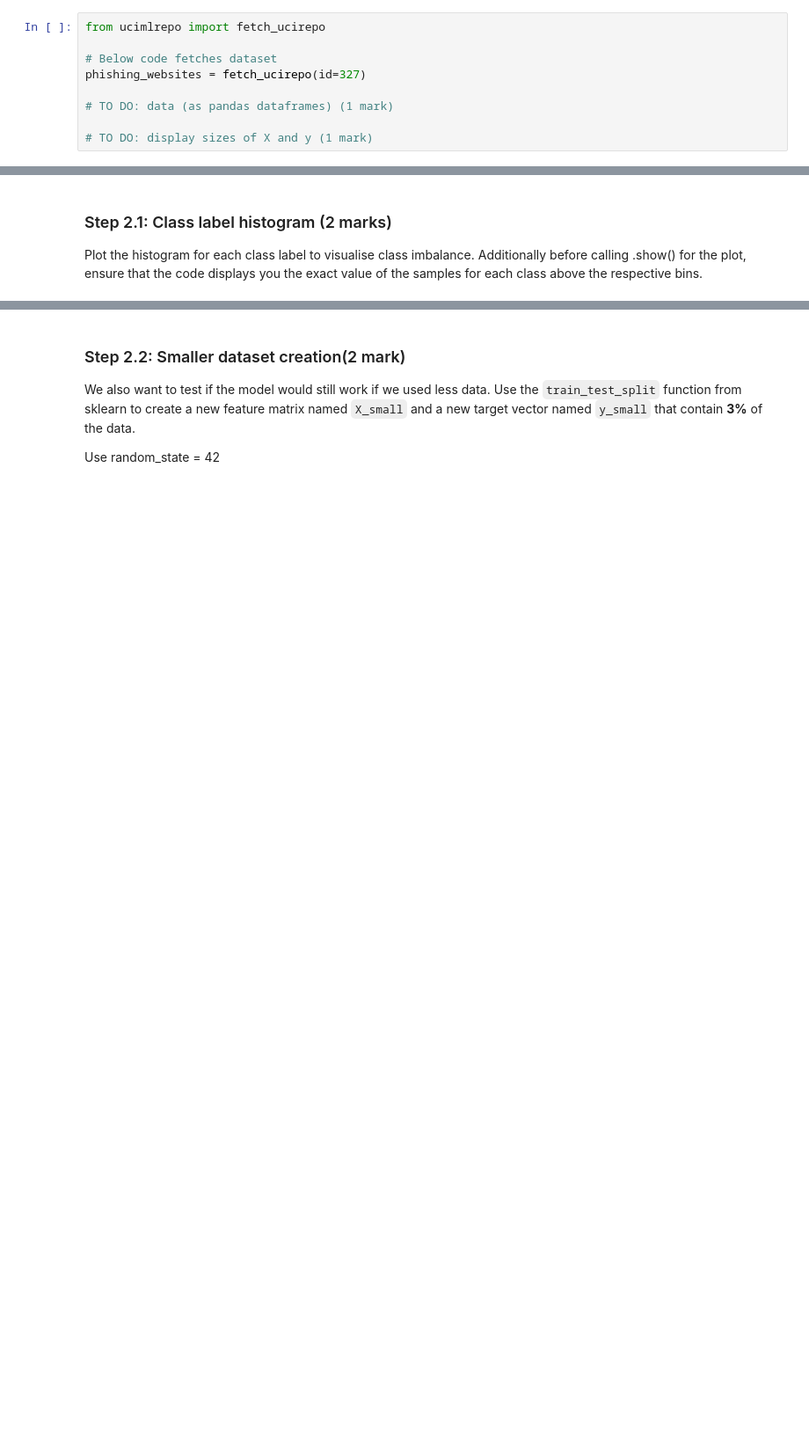
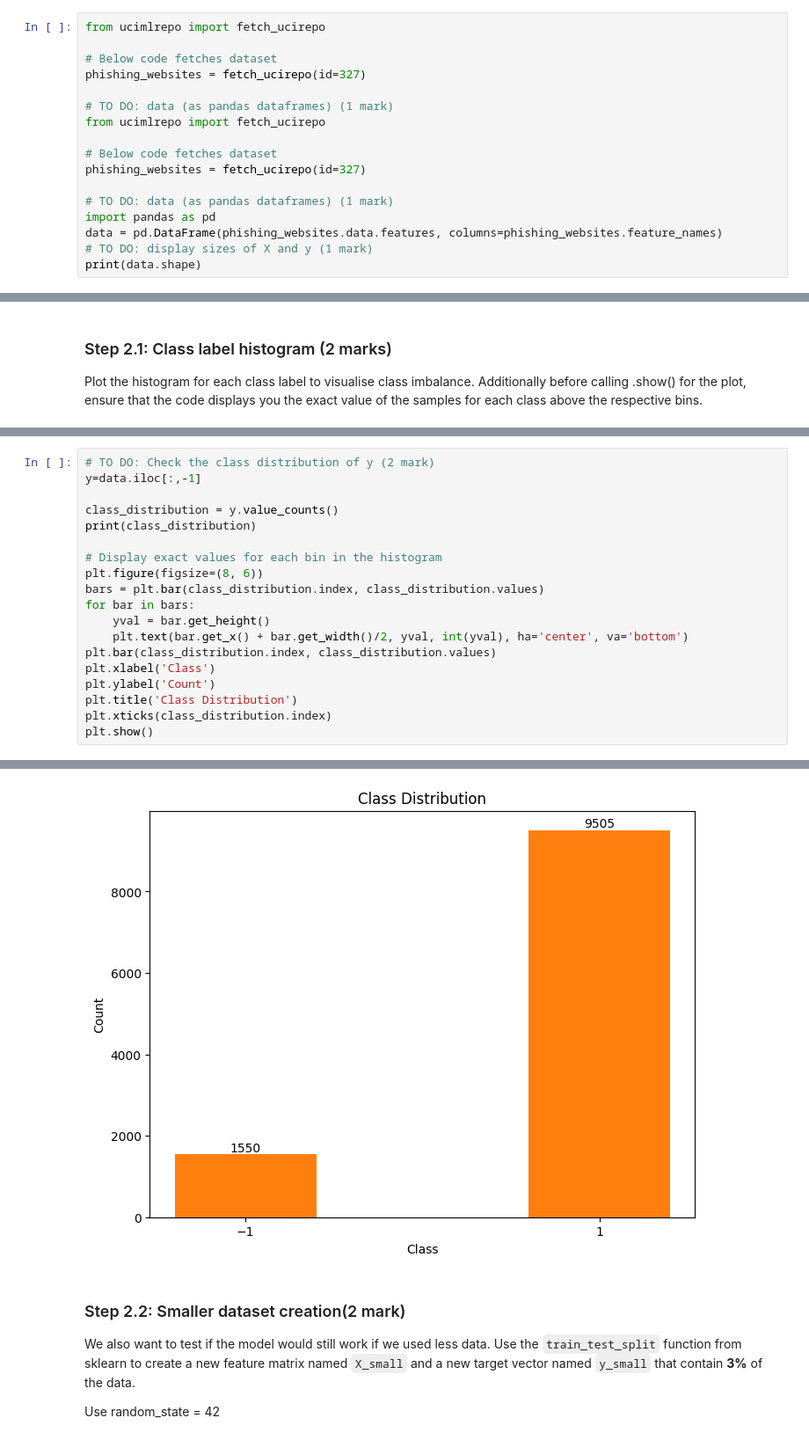
Before and after one commit to AshwiniANair/engg680_2024_fall, a Jupyter notebook: LabAssignment3/Assignment3.ipynb, the cells around one changed output, grey strips where cells are left out. Shown at 88% size. Cells and saved outputs as stored; diff of their text form; blank space fills up the shorter version.

```diff
--- a/LabAssignment3/Assignment3.ipynb
+++ b/LabAssignment3/Assignment3.ipynb
@@ -400,5 +426,13 @@ from ucimlrepo import fetch_ucirepo
 phishing_websites = fetch_ucirepo(id=327)
 
 # TO DO: data (as pandas dataframes) (1 mark)
+from ucimlrepo import fetch_ucirepo
 
+# Below code fetches dataset
+phishing_websites = fetch_ucirepo(id=327)
+
+# TO DO: data (as pandas dataframes) (1 mark)
+import pandas as pd
+data = pd.DataFrame(phishing_websites.data.features, columns=phishing_websites.feature_names)
 # TO DO: display sizes of X and y (1 mark)
+print(data.shape)
@@ -415,0 +445,20 @@ plt.show()
+# %%
+# TO DO: Check the class distribution of y (2 mark)
+y=data.iloc[:,-1]
+
+class_distribution = y.value_counts()
+print(class_distribution)
+
+# Display exact values for each bin in the histogram
+plt.figure(figsize=(8, 6))
+bars = plt.bar(class_distribution.index, class_distribution.values)
+for bar in bars:
+    yval = bar.get_height()
+    plt.text(bar.get_x() + bar.get_width()/2, yval, int(yval), ha='center', va='bottom')
+plt.bar(class_distribution.index, class_distribution.values)
+plt.xlabel('Class')
+plt.ylabel('Count')
+plt.title('Class Distribution')
+plt.xticks(class_distribution.index)
+plt.show()
+# %% [output]
@@ -416,3 +469,4 @@ plt.show()
+[figure, added]
 # %% [markdown]
 ### Step 2.2: Smaller dataset creation(2 mark)
 
```
Also changed, not shown: parts of 12 cells of this notebook.
